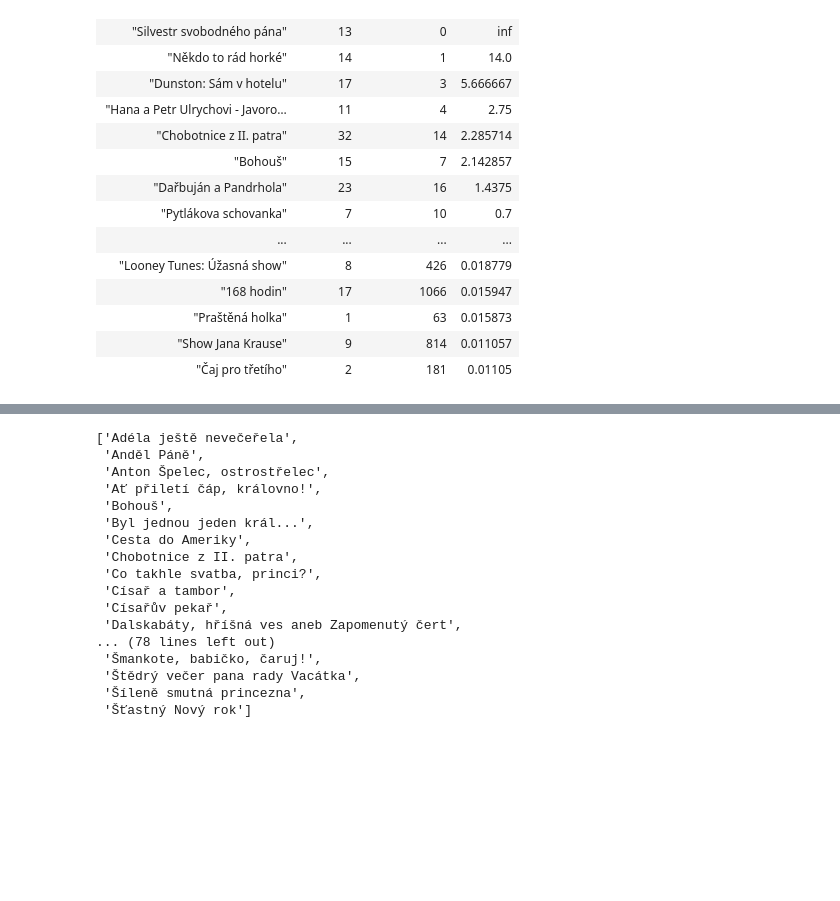
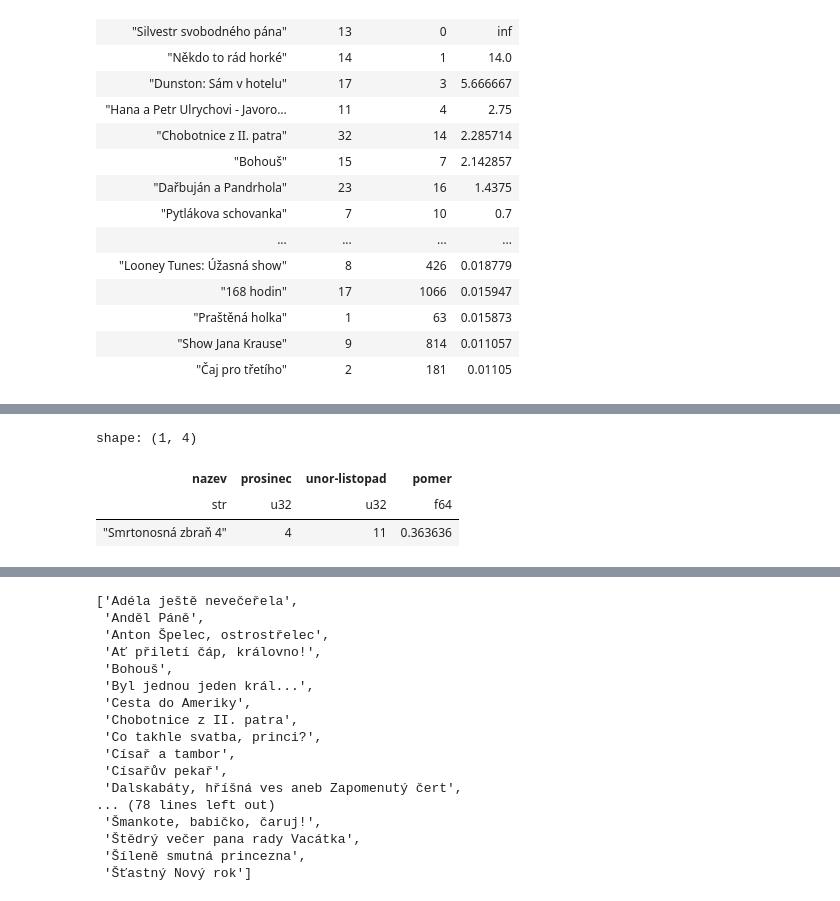
Before and after one commit to DataRozhlas/televizni-programy, a Jupyter notebook: 902_vanocni_filmy_vypocty.ipynb, the cells around one changed output, grey strips where cells are left out. Saved outputs shown, nothing was run; the diff lists cells and outputs as text; code cells hidden in the pictures; blank space fills up the shorter version.

```diff
--- a/902_vanocni_filmy_vypocty.ipynb
+++ b/902_vanocni_filmy_vypocty.ipynb
@@ -496,3 +277,29 @@ shape: (46, 4)
 | "Praštěná holka" | 1 | 63 | 0.015873 |
 | "Show Jana Krause" | 9 | 814 | 0.011057 |
 | "Čaj pro třetího" | 2 | 181 | 0.01105 |
+# %%
+vyber_vypocitany_sirsi = df.filter(
+    pl.col('nazev').is_in(ruzne_roky)
+).group_by(
+    ['nazev',pl.col('datum').dt.ordinal_day()]
+).len(
+).filter(
+    (pl.col('datum') <= 1) | (pl.col('datum') >= 357)
+).group_by('nazev').agg(pl.col('len').sum()).rename({'len':'prosinec'}).join(
+    df.filter(
+        pl.col('nazev').is_in(ruzne_roky)
+    ).group_by(
+        ['nazev',pl.col('datum').dt.month()]
+    ).len(
+    ).filter(
+        pl.col('datum').is_between(2,11)
+    ).group_by('nazev').agg(
+        pl.col('len').sum()
+    ).rename({'len':'unor-listopad'}),
+    how='left',
+    on='nazev'
+).fill_null(0).with_columns(
+    (pl.col('prosinec') / pl.col('unor-listopad')).alias('pomer')
+).sort(
+    by=['pomer','prosinec'], descending=True
+)
@@ -499,3 +328,10 @@ shape: (46, 4)
+# %%
+vyber_vypocitany_sirsi.filter(pl.col("nazev").str.contains("Smrtonosná"))
+# %% [output]
+shape: (1, 4)
+| nazev | prosinec | unor-listopad | pomer |
+| str | u32 | u32 | f64 |
+| "Smrtonosná zbraň 4" | 4 | 11 | 0.363636 |
 # %%
 vyber_vypocitany = df.filter(
     pl.col('nazev').is_in(ruzne_roky)
```
Also changed, not shown: parts of 34 cells of this notebook, 10 other files.
